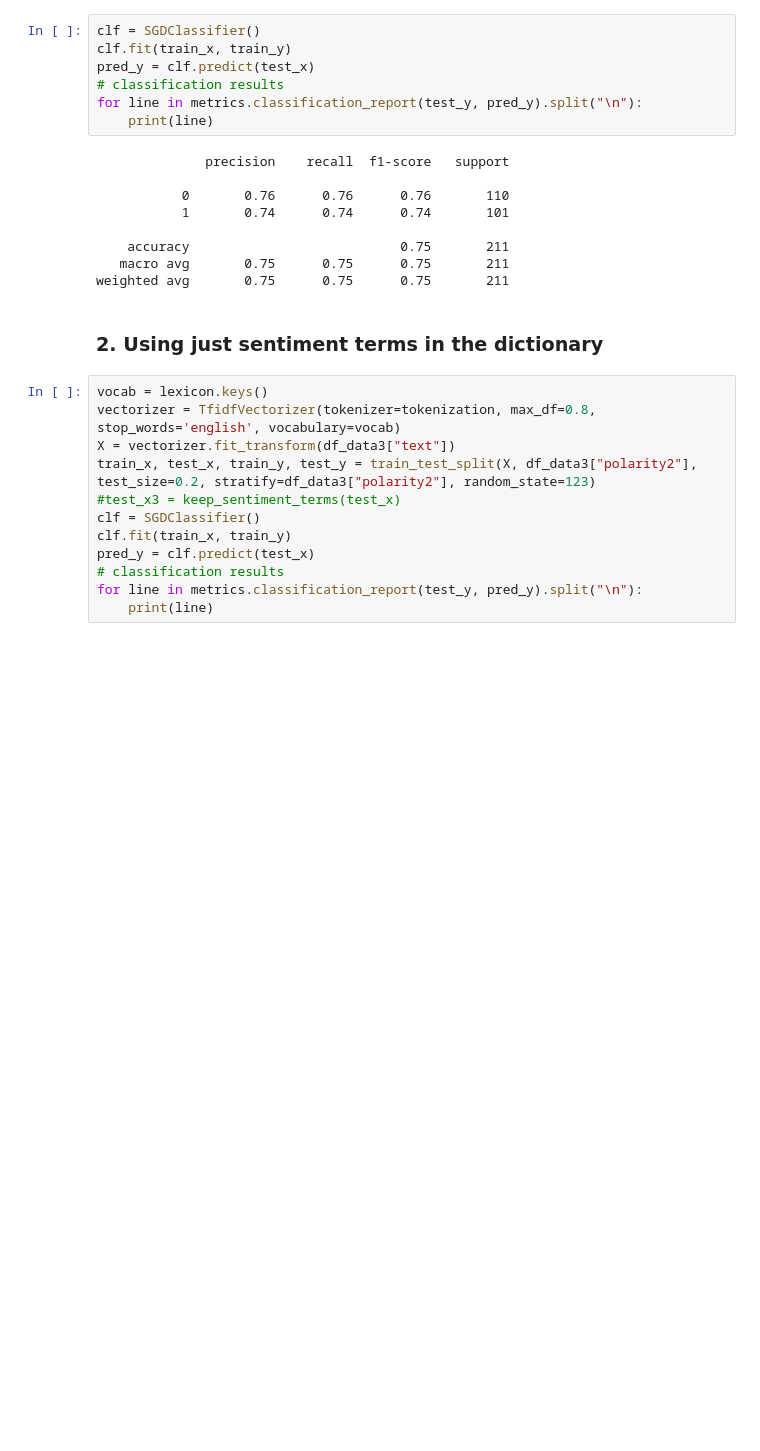
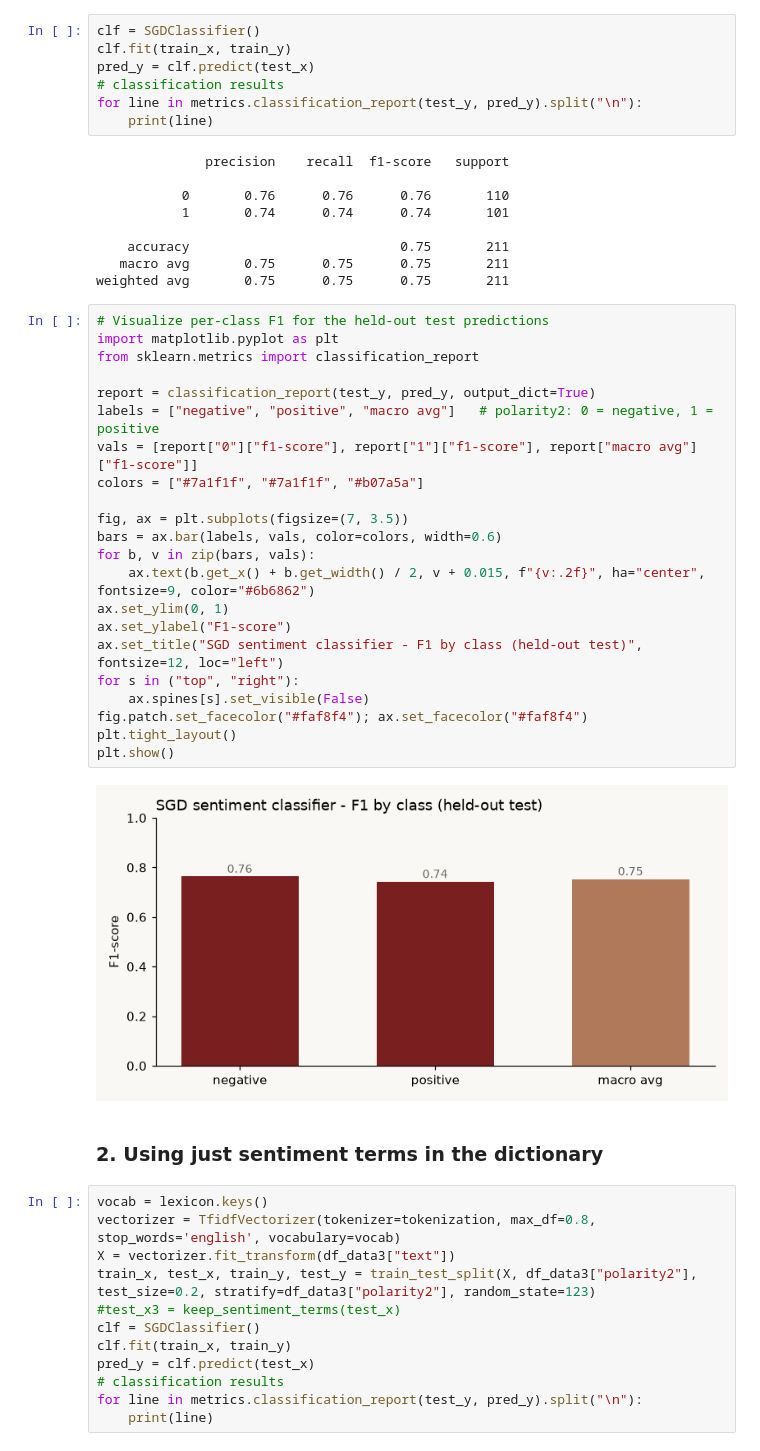
Before and after one commit to cbrayanalytics/portfolio, a Jupyter notebook: pythonprojects/sanders.ipynb, the cells around one changed output. Saved outputs shown, nothing was run; the diff lists cells and outputs as text; blank space fills up the shorter version.

Commit message:
Add chart cells to NLP notebooks and sync portfolio thumbnails

```diff
--- a/pythonprojects/sanders.ipynb
+++ b/pythonprojects/sanders.ipynb
@@ -414,6 +414,30 @@ for line in metrics.classification_report(test_y, pred_y).split("\n"):
     accuracy                           0.75       211
    macro avg       0.75      0.75      0.75       211
 weighted avg       0.75      0.75      0.75       211
+# %%
+# Visualize per-class F1 for the held-out test predictions
+import matplotlib.pyplot as plt
+from sklearn.metrics import classification_report
+
+report = classification_report(test_y, pred_y, output_dict=True)
+labels = ["negative", "positive", "macro avg"]   # polarity2: 0 = negative, 1 = positive
+vals = [report["0"]["f1-score"], report["1"]["f1-score"], report["macro avg"]["f1-score"]]
+colors = ["#7a1f1f", "#7a1f1f", "#b07a5a"]
+
+fig, ax = plt.subplots(figsize=(7, 3.5))
+bars = ax.bar(labels, vals, color=colors, width=0.6)
+for b, v in zip(bars, vals):
+    ax.text(b.get_x() + b.get_width() / 2, v + 0.015, f"{v:.2f}", ha="center", fontsize=9, color="#6b6862")
+ax.set_ylim(0, 1)
+ax.set_ylabel("F1-score")
+ax.set_title("SGD sentiment classifier - F1 by class (held-out test)", fontsize=12, loc="left")
+for s in ("top", "right"):
+    ax.spines[s].set_visible(False)
+fig.patch.set_facecolor("#faf8f4"); ax.set_facecolor("#faf8f4")
+plt.tight_layout()
+plt.show()
+# %% [output]
+[figure, added]
 # %% [markdown]
 ### 2. Using just sentiment terms in the dictionary
 # %%
```
Also changed, not shown: 4 other files.
